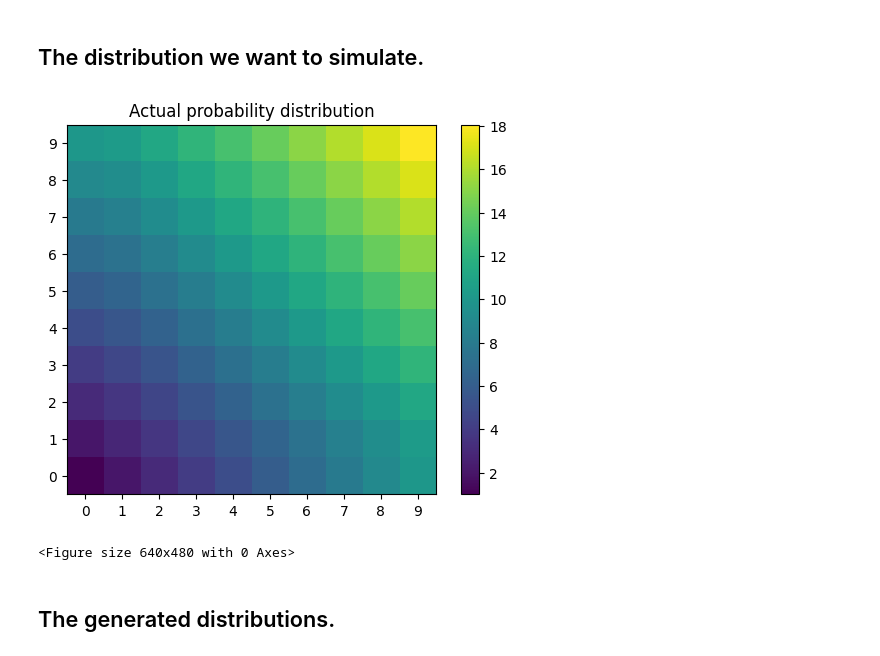
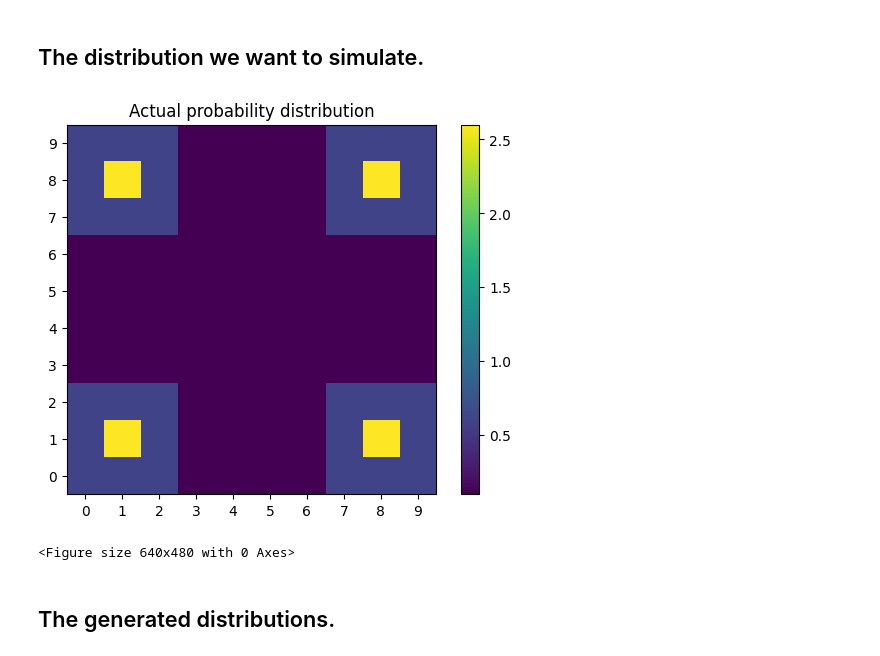
Before and after one commit to JosephRRB/torchgfn_spinfoams, a Jupyter notebook: notebooks/Comparison with MCMC 2D.ipynb, the cells around one changed output. Drawn from its saved outputs; the diff is of its cells as text; code cells hidden in the pictures.

```diff
--- a/notebooks/Comparison with MCMC 2D.ipynb
+++ b/notebooks/Comparison with MCMC 2D.ipynb
@@ -52,19 +52,19 @@ MCMC.VertexMCMC(gridLength = gridLength, iterationsNumber = iterationsNumber, ba
 # %%
 axis = np.arange(gridLength)
 
 
 plt.xticks(axis, labels=axis.astype(str))
 plt.yticks(axis, labels=axis.astype(str))
 
-# To plot the default distribution replace rewardFunction with MCMC.grid_rewards_2d(gridLength).
-plt.imshow(rewardFunction(gridLength = gridLength), cmap='viridis')
+# To plot the default distribution replace rewardFunction with MCMC.grid_rewards_2d.
+plt.imshow(MCMC.grid_rewards_2d(gridLength = gridLength), cmap='viridis')
 plt.colorbar()
 plt.gca().set_title("Actual probability distribution")
 plt.gca().invert_yaxis()
 plt.show()
 plt.clf()
 # %% [output]
-[figure, old version]
+[figure, new version]
 <Figure size 640x480 with 0 Axes>
 # %% [markdown]
 ## The generated distributions.
```
